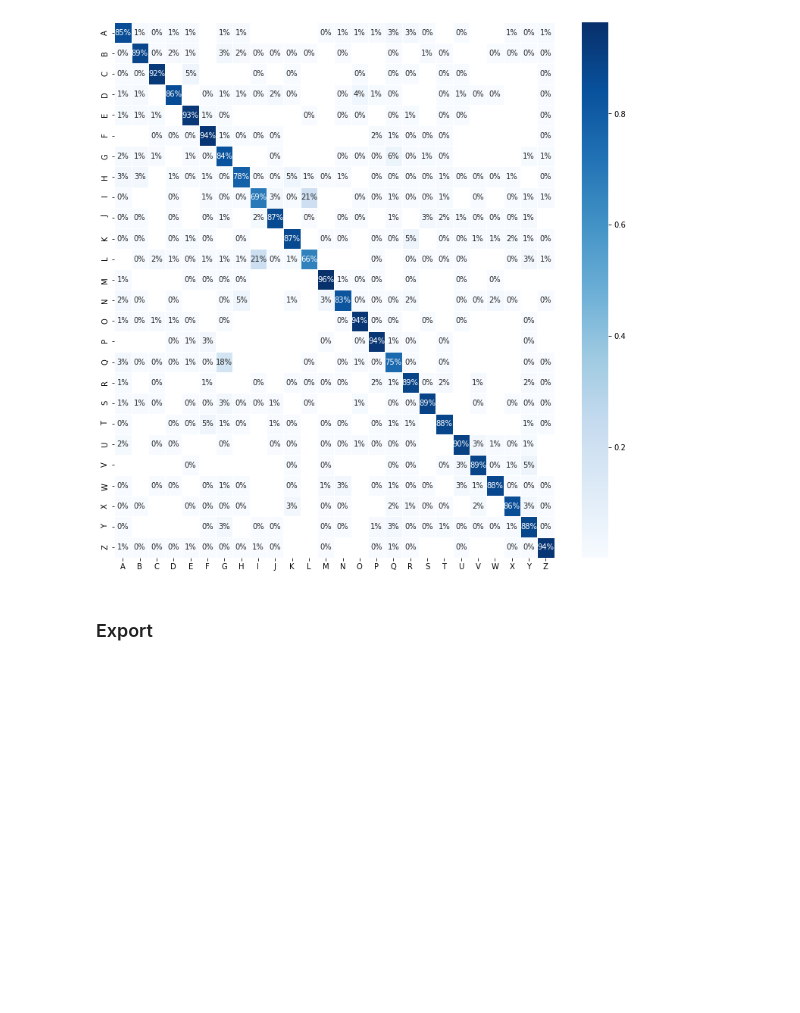
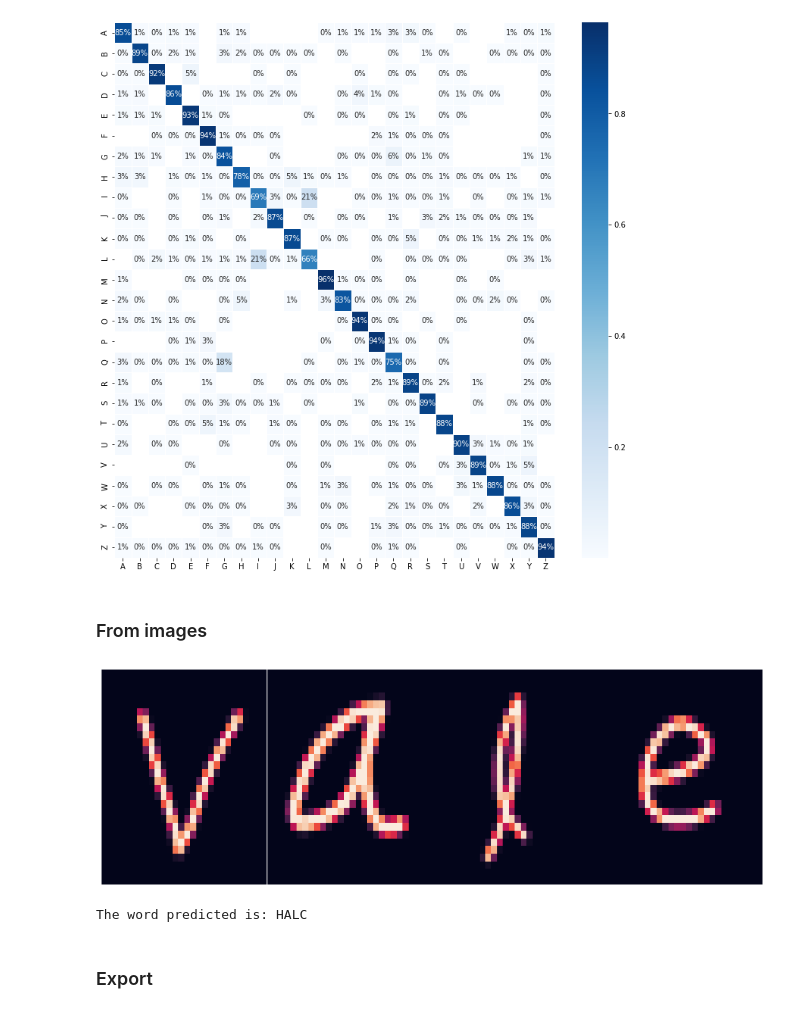
Before and after one commit to Afroefras/diplo, a Jupyter notebook: notebooks/practice/0401_letters.ipynb, the cells around one changed output. Cells and saved outputs as stored; diff of their text form; code cells hidden in the pictures; blank space fills up the shorter version.

```diff
--- a/notebooks/practice/0401_letters.ipynb
+++ b/notebooks/practice/0401_letters.ipynb
@@ -215,6 +273,18 @@ _ = cm_sklearn(X_test, y_test, model)
 # %% [output]
 Accuracy de 86.50%
 [figure]
+# %% [markdown]
+### From images
+# %%
+import re
+import os
+
+IMAGES = sorted([x for x in os.listdir(BASE_DIR.joinpath('images')) if re.search(r'letters_\d+_[A-Z]', x)])
+# %%
+predict_letter_sklearn(BASE_DIR.joinpath('images'), IMAGES, model)
+# %% [output]
+[figure, added]
+The word predicted is: HALC
 # %% [markdown]
 ### Export
 # %%
```
Also changed, not shown: parts of 18 cells of this notebook.
